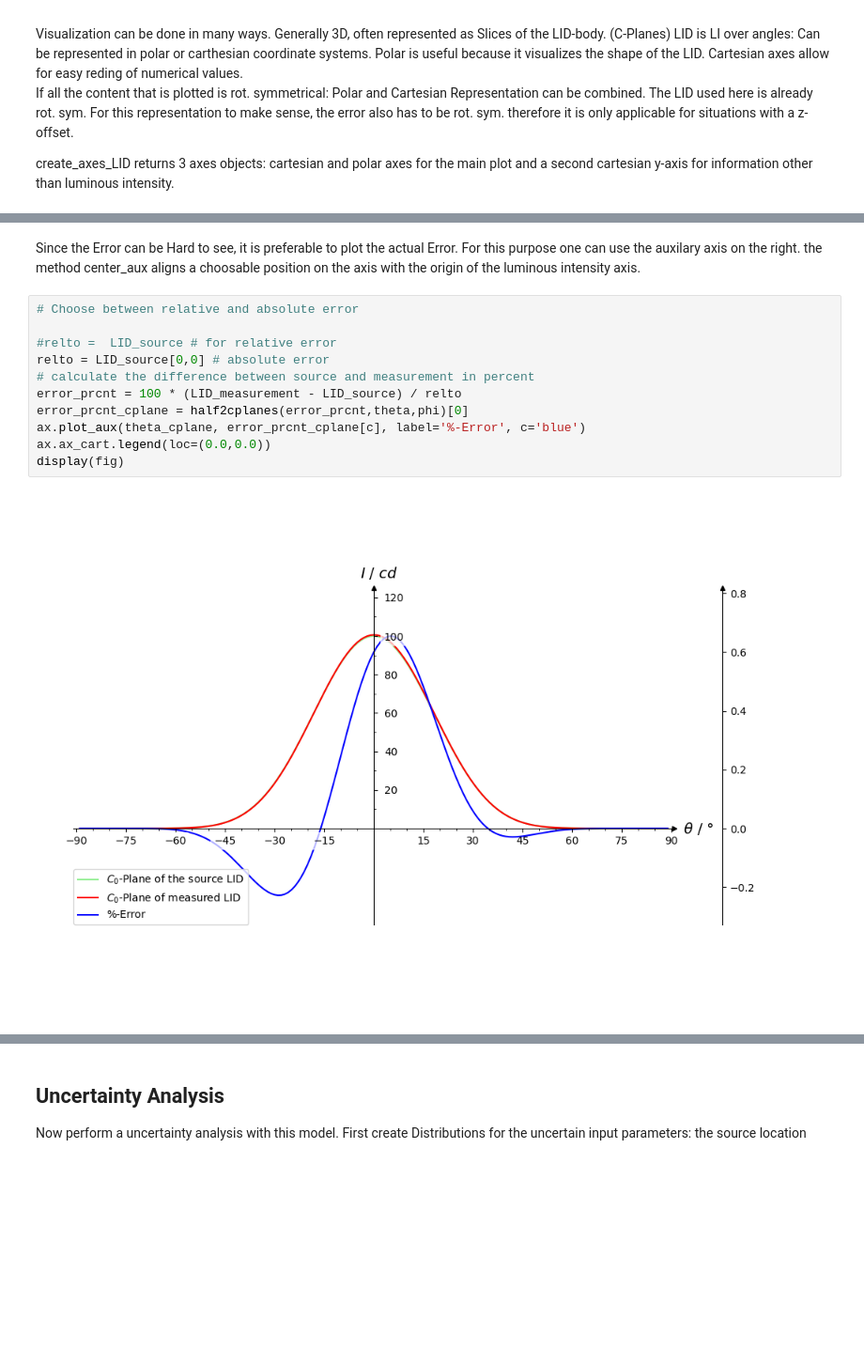
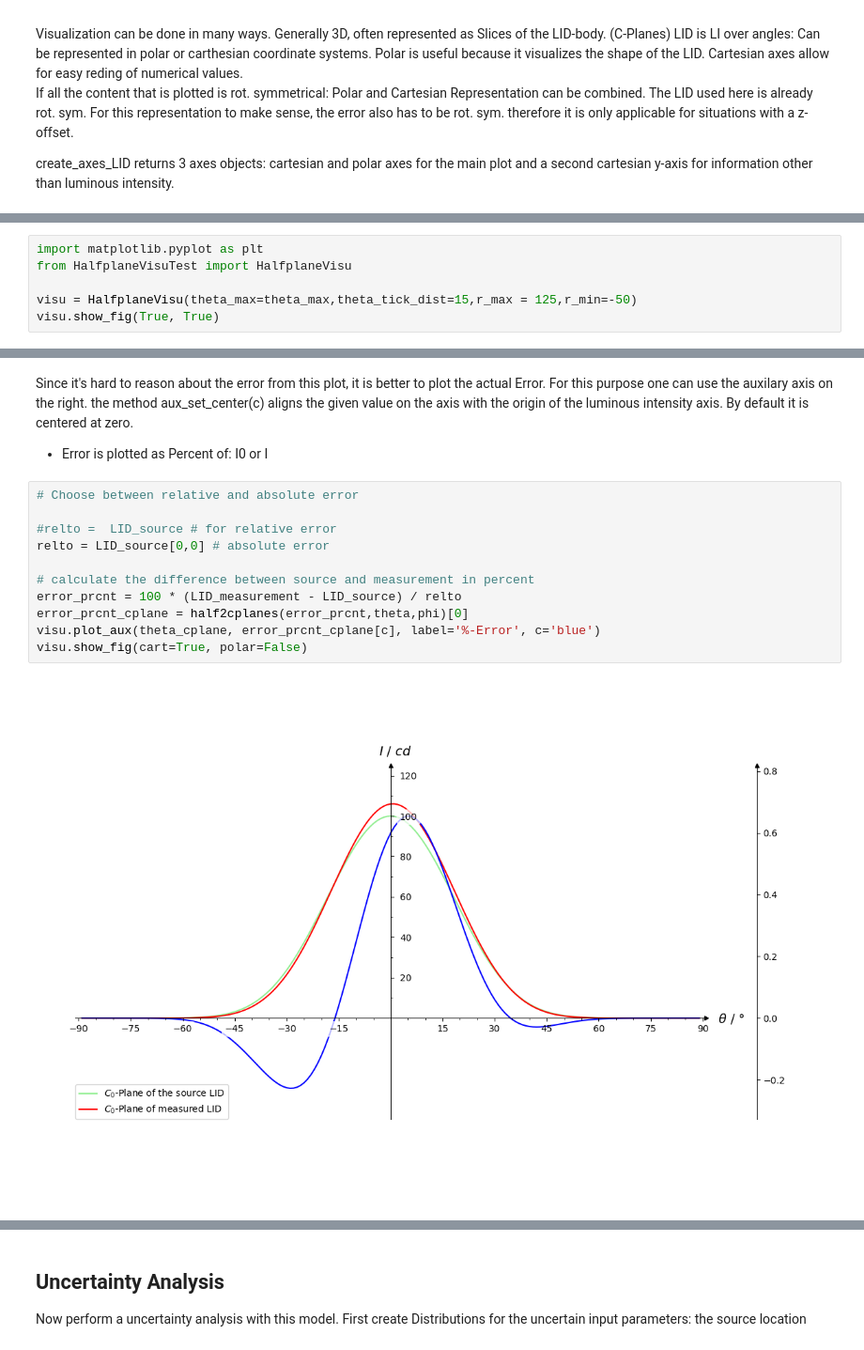
Before and after one commit to empir19nrm02/WP4, a Jupyter notebook: CoLPaper.ipynb, the cells around one changed output, grey strips where cells are left out. Shown at 94% size. Saved outputs shown, nothing was run; the diff lists cells and outputs as text; blank space fills up the shorter version.

```diff
--- a/CoLPaper.ipynb
+++ b/CoLPaper.ipynb
@@ -235,0 +222,6 @@ display(fig)
+# %%
+import matplotlib.pyplot as plt
+from HalfplaneVisuTest import HalfplaneVisu
+
+visu = HalfplaneVisu(theta_max=theta_max,theta_tick_dist=15,r_max = 125,r_min=-50)
+visu.show_fig(True, True)
@@ -249,15 +240,17 @@ display(fig)
 # %% [markdown]
-Since the Error can be Hard to see, it is preferable to plot the actual Error. For this purpose one can use the auxilary axis on the right. the method center_aux aligns a choosable position on the axis with the origin of the luminous intensity axis.
+Since it's hard to reason about the error from this plot, it is better to plot the actual Error. For this purpose one can use the auxilary axis on the right. the method aux_set_center(c) aligns the given value on the axis with the origin of the luminous intensity axis. By default it is centered at zero.
+
+* Error is plotted as Percent of: I0 or I
 # %%
 # Choose between relative and absolute error
 
 #relto =  LID_source # for relative error
 relto = LID_source[0,0] # absolute error
+
 # calculate the difference between source and measurement in percent
 error_prcnt = 100 * (LID_measurement - LID_source) / relto
 error_prcnt_cplane = half2cplanes(error_prcnt,theta,phi)[0]
-ax.plot_aux(theta_cplane, error_prcnt_cplane[c], label='%-Error', c='blue')
-ax.ax_cart.legend(loc=(0.0,0.0))
-display(fig)
+visu.plot_aux(theta_cplane, error_prcnt_cplane[c], label='%-Error', c='blue')
+visu.show_fig(cart=True, polar=False)
 # %% [output]
-[figure, old version]
+[figure, new version]
```
Also changed, not shown: parts of 24 cells of this notebook, 1 other file.
